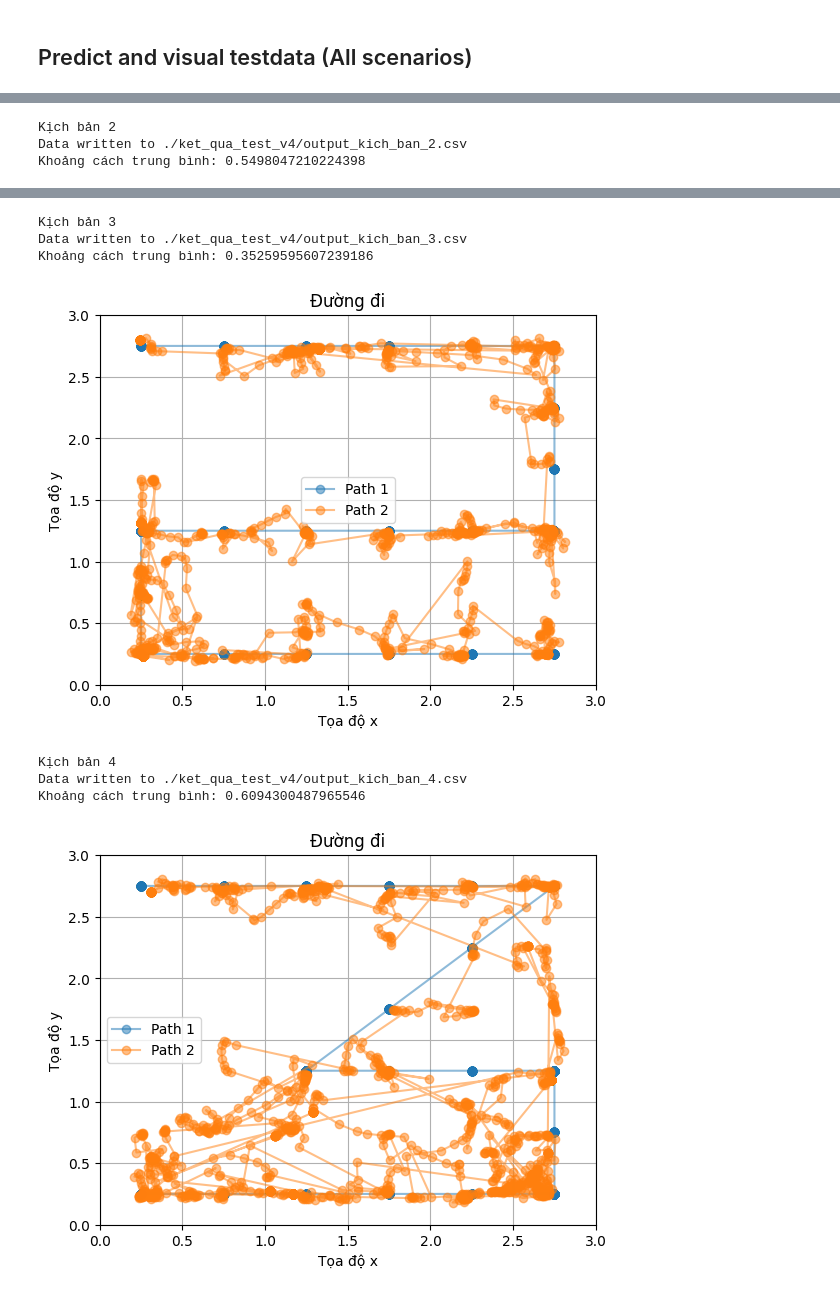
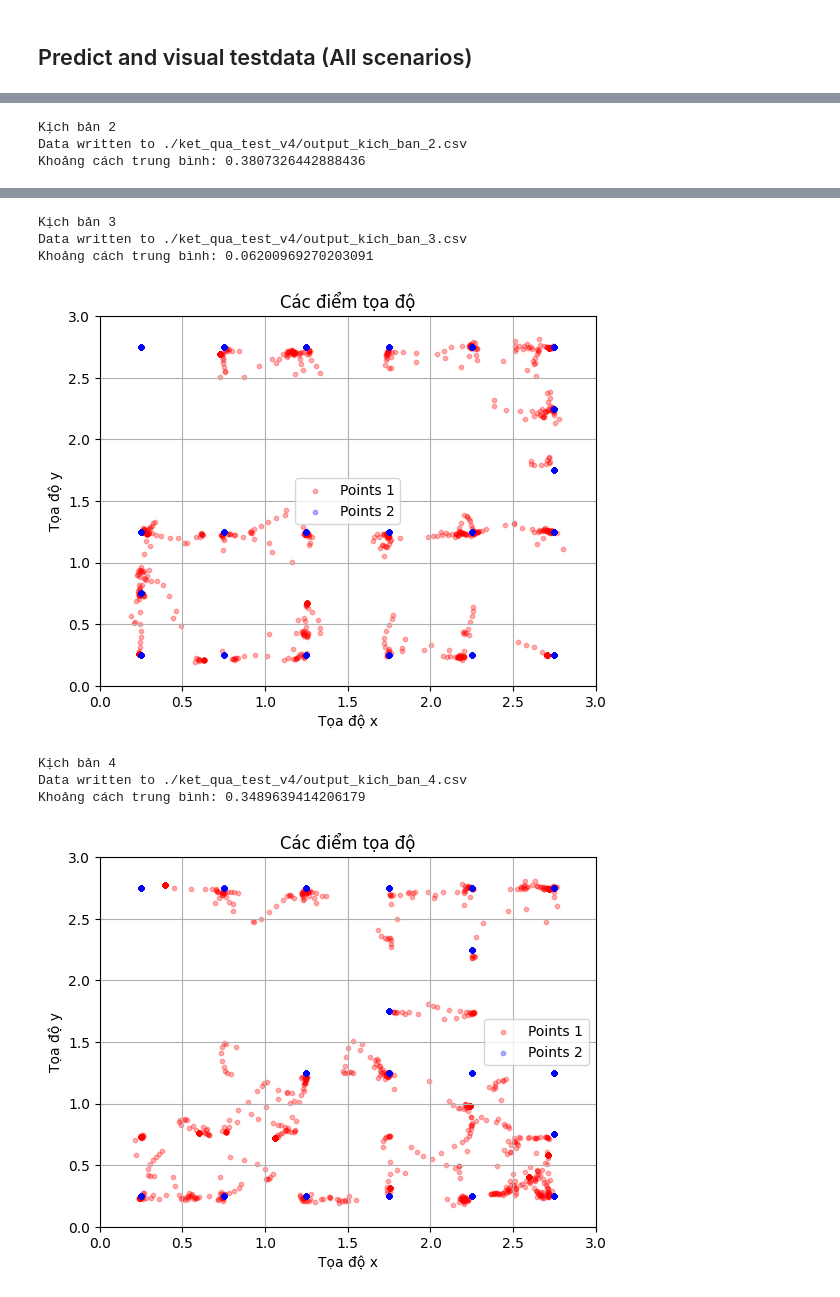
Before and after one commit to krypt0n96e/ML_for_PIR_array, a Jupyter notebook: CNN_RNN_pj1_test_v04.ipynb, the cells around one changed output, grey strips where cells are left out. Cells and saved outputs as stored; diff of their text form; code cells hidden in the pictures.

```diff
--- a/CNN_RNN_pj1_test_v04.ipynb
+++ b/CNN_RNN_pj1_test_v04.ipynb
@@ -613,6 +652,9 @@ Predict and visual testdata (All scenarios)
 # %%
 # Ví dụ về window_size nếu cần
 window_size = 10
+
+#chuyen sang che do danh gia
+model.eval()
 
 # Chọn kịch bản
 for sc_index in range(len(y_sc_list)):
@@ -626,7 +668,7 @@ for sc_index in range(len(y_sc_list)):
     if window_residual:
         num_windows += 1
 
-    best_threshold = 1800 / 1000  # Ví dụ về threshold tốt nhất, có thể thay đổi sau
+    best_threshold = 3.5
 
     predictions = []
     for sample in X_test:
@@ -697,7 +739,7 @@ for sc_index in range(len(y_sc_list)):
     print("Khoảng cách trung bình:", mean_distance)
 
     # Vẽ đường đi từ danh sách tọa độ
-    mul_plot_path([y_true_xy,y_pred_xy])
+    mul_plot_points([y_pred_xy,y_true_xy])
 # %% [output]
 Kịch bản 1
 Data written to ./ket_qua_test_v4/output_kich_ban_1.csv
@@ -706,3 +748,3 @@ Khoảng cách trung bình: 0.5338831642450227
 Kịch bản 2
 Data written to ./ket_qua_test_v4/output_kich_ban_2.csv
-Khoảng cách trung bình: 0.5498047210224398
+Khoảng cách trung bình: 0.3807326442888436
@@ -710,8 +752,8 @@ Khoảng cách trung bình: 0.5498047210224398
 Kịch bản 3
 Data written to ./ket_qua_test_v4/output_kich_ban_3.csv
-Khoảng cách trung bình: 0.35259595607239186
+Khoảng cách trung bình: 0.06200969270203091
-[figure, old version]
+[figure, new version]
 Kịch bản 4
 Data written to ./ket_qua_test_v4/output_kich_ban_4.csv
-Khoảng cách trung bình: 0.6094300487965546
+Khoảng cách trung bình: 0.3489639414206179
-[figure, old version]
+[figure, new version]
```
Also changed, not shown: parts of 3 cells of this notebook.
